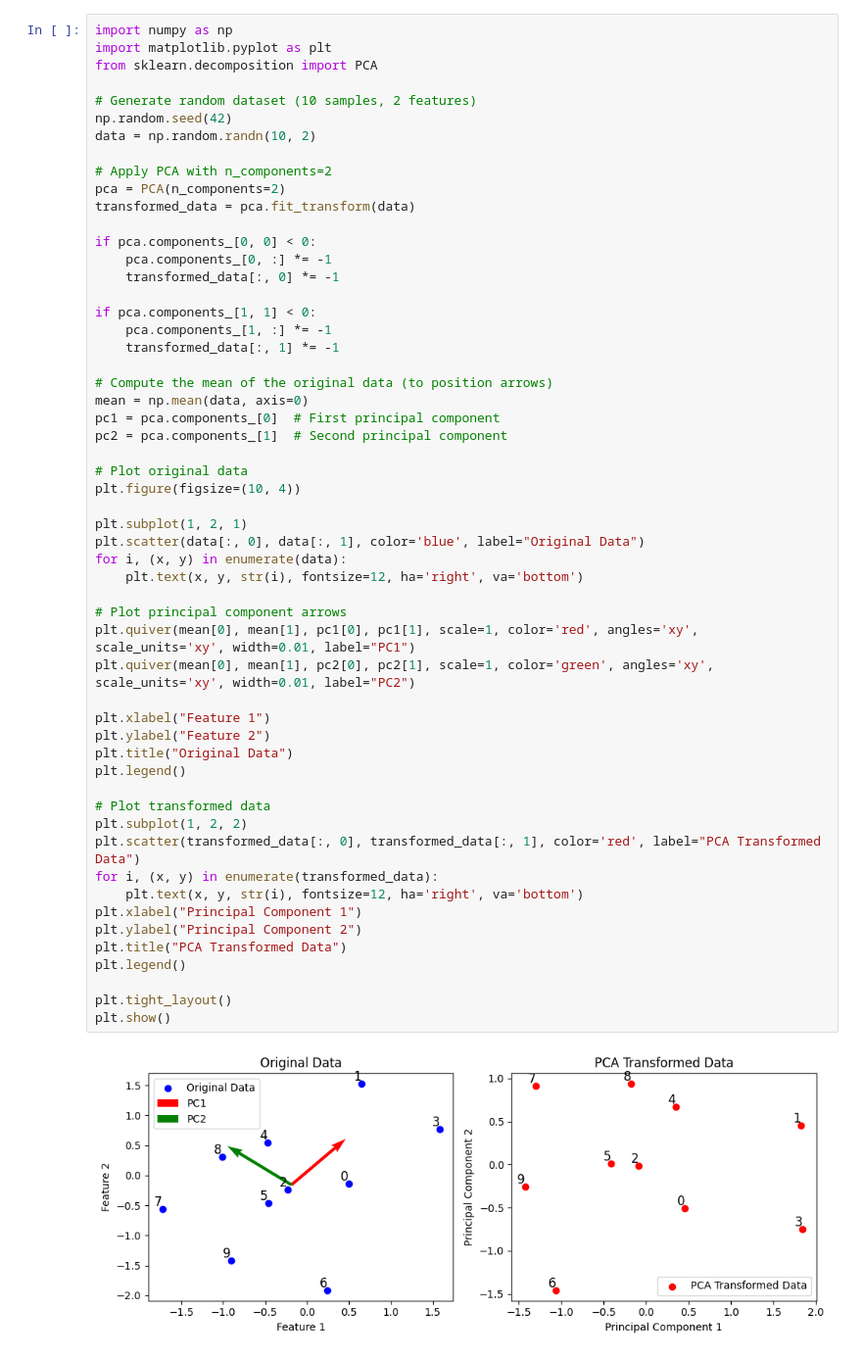
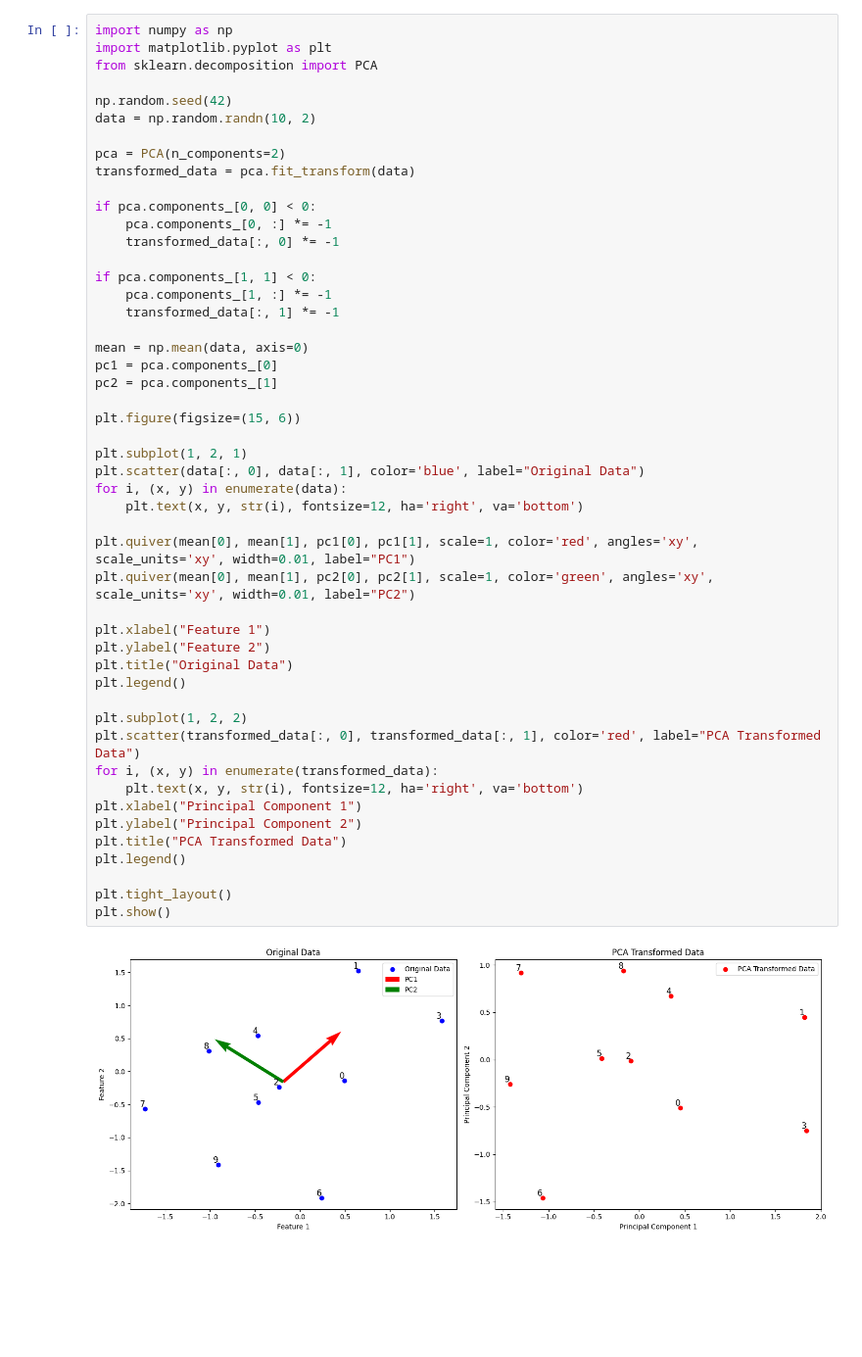
Before and after one commit to anras5/ordinal-regression-reduced, a Jupyter notebook: src/PCA-viz.ipynb, the cells around one changed output. Shown: that part at 98% size. Drawn from its saved outputs; the diff is of its cells as text; blank space fills up the shorter version.

```diff
--- a/src/PCA-viz.ipynb
+++ b/src/PCA-viz.ipynb
@@ -3,11 +3,9 @@ import numpy as np
 import matplotlib.pyplot as plt
 from sklearn.decomposition import PCA
 
-# Generate random dataset (10 samples, 2 features)
 np.random.seed(42)
 data = np.random.randn(10, 2)
 
-# Apply PCA with n_components=2
 pca = PCA(n_components=2)
 transformed_data = pca.fit_transform(data)
 
@@ -19,39 +17,35 @@ if pca.components_[1, 1] < 0:
     pca.components_[1, :] *= -1
     transformed_data[:, 1] *= -1
 
-# Compute the mean of the original data (to position arrows)
 mean = np.mean(data, axis=0)
-pc1 = pca.components_[0]  # First principal component
-pc2 = pca.components_[1]  # Second principal component
+pc1 = pca.components_[0]
+pc2 = pca.components_[1]
 
-# Plot original data
-plt.figure(figsize=(10, 4))
+plt.figure(figsize=(15, 6))
 
 plt.subplot(1, 2, 1)
 plt.scatter(data[:, 0], data[:, 1], color='blue', label="Original Data")
 for i, (x, y) in enumerate(data):
     plt.text(x, y, str(i), fontsize=12, ha='right', va='bottom')
 
-# Plot principal component arrows
 plt.quiver(mean[0], mean[1], pc1[0], pc1[1], scale=1, color='red', angles='xy', scale_units='xy', width=0.01, label="PC1")
 plt.quiver(mean[0], mean[1], pc2[0], pc2[1], scale=1, color='green', angles='xy', scale_units='xy', width=0.01, label="PC2")
 
 plt.xlabel("Feature 1")
 plt.ylabel("Feature 2")
 plt.title("Original Data")
 plt.legend()
 
-# Plot transformed data
 plt.subplot(1, 2, 2)
 plt.scatter(transformed_data[:, 0], transformed_data[:, 1], color='red', label="PCA Transformed Data")
 for i, (x, y) in enumerate(transformed_data):
     plt.text(x, y, str(i), fontsize=12, ha='right', va='bottom')
 plt.xlabel("Principal Component 1")
 plt.ylabel("Principal Component 2")
 plt.title("PCA Transformed Data")
 plt.legend()
 
 plt.tight_layout()
 plt.show()
 # %% [output]
-[figure, old version]
+[figure, new version]
```
Also changed, not shown: parts of 1 cell of this notebook, 6 other files.
